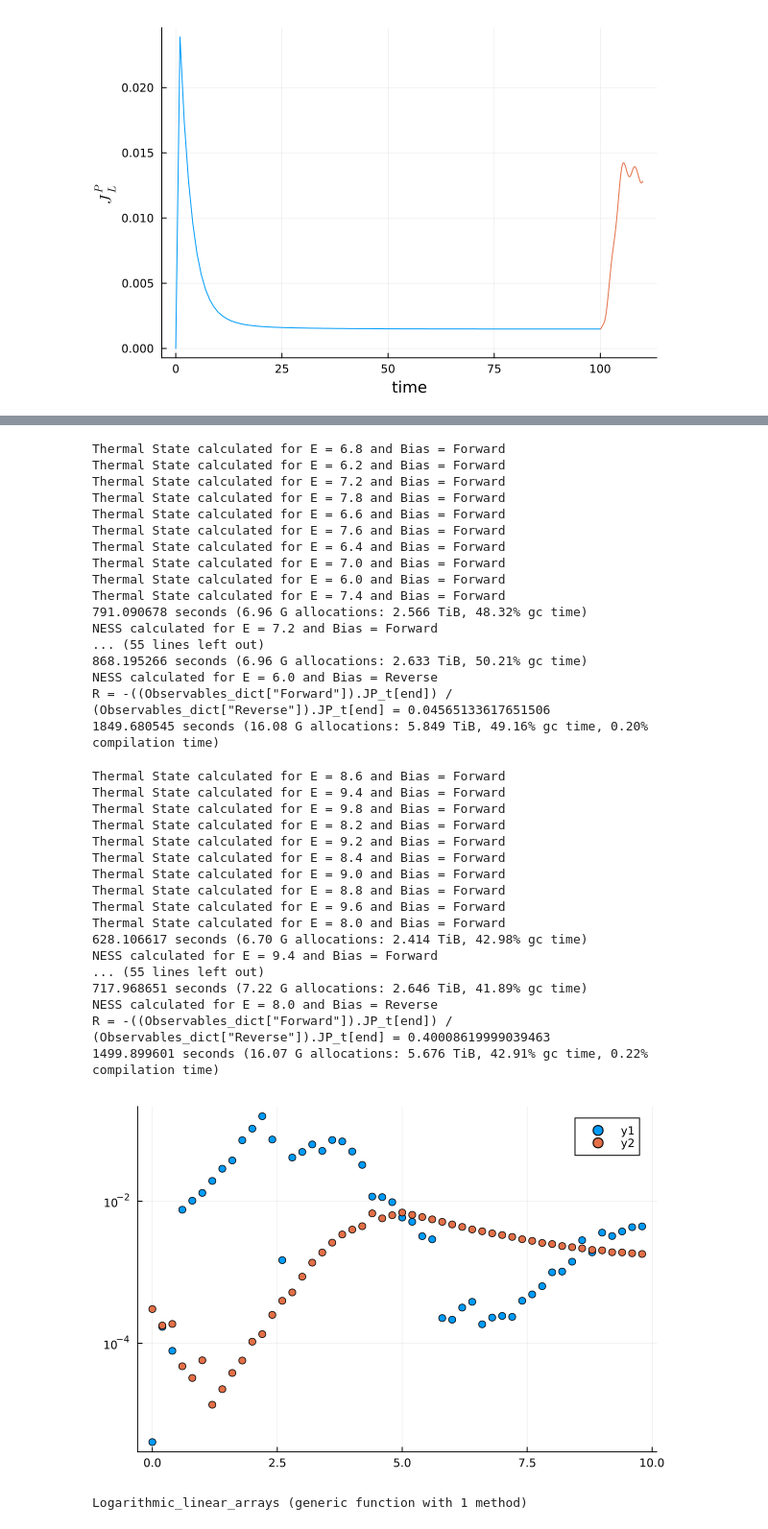
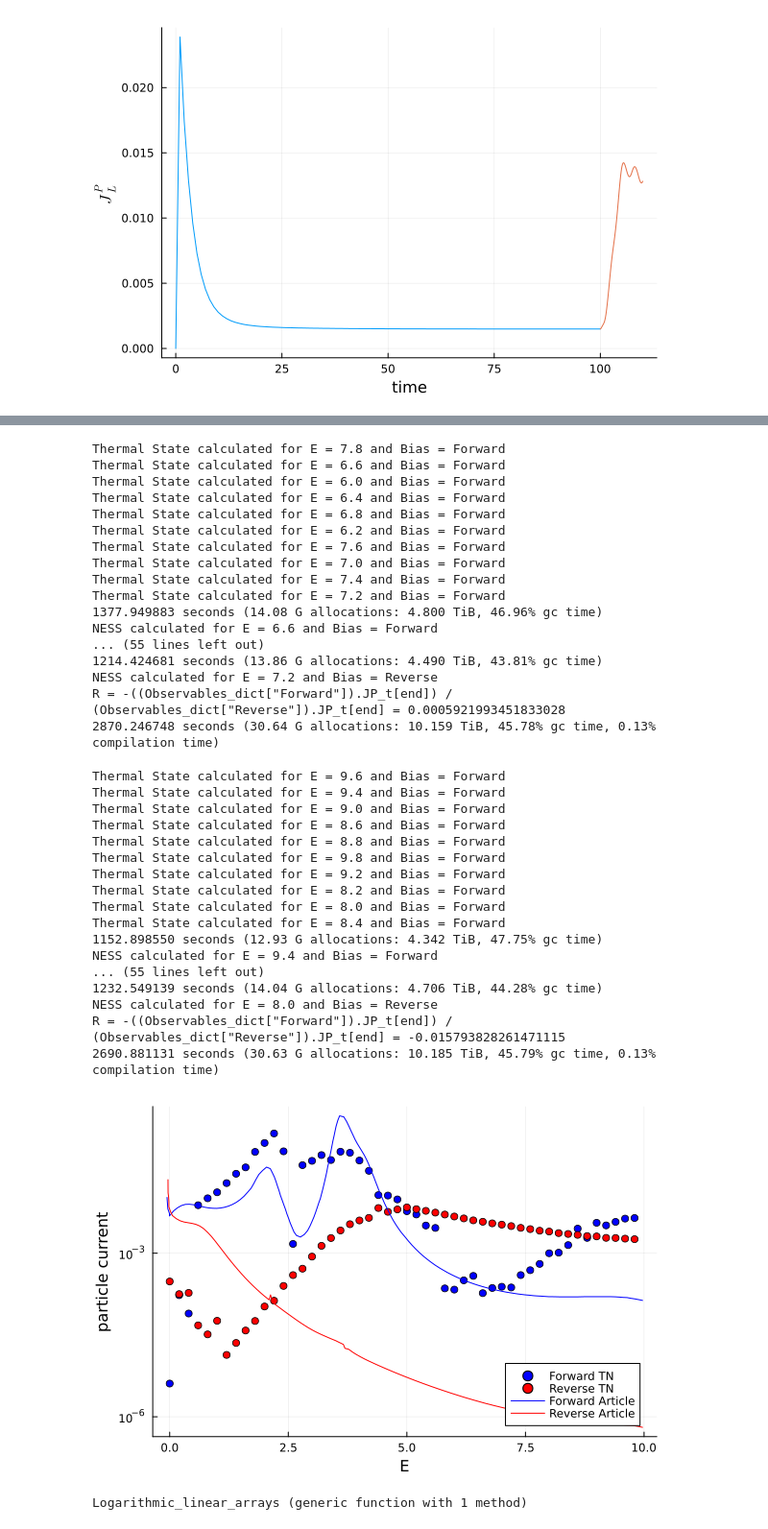
Before and after one commit to Joacop16/Heat_Rectification_in_Tilted_Systems, a Jupyter notebook: Giant Rectification Article - TN Results (Appendix).ipynb, the cells around one changed output, grey strips where cells are left out. Shown at 96% size. Saved outputs shown, nothing was run; the diff lists cells and outputs as text; code cells hidden in the pictures.

```diff
--- a/Giant Rectification Article - TN Results (Appendix).ipynb
+++ b/Giant Rectification Article - TN Results (Appendix).ipynb
@@ -541,13 +543,15 @@ E_values = LinRange(6.0, 7.8, 10)
         Params = Params_for_Measurements(Percentage_for_measurement, εk, γk, κkp, fk_L, εk, γk, κkp, fk_R, ε_array, ts, U, dt); #Empty arrays are for left lead and 0.0 are for ts, U
         Swap_Gates, TEBD_Gates = Build_Gates(sites, εk, γk, 0.0*κkp, fk_L, εk, γk, 0.0*κkp, fk_R, ε_array, ts, U, dt);
         PRINT = false
-        Thermal_state, observables = Apply_TEBD(I_vec, I_vec, Swap_Gates, TEBD_Gates, NumSteps, maxdim, 10e-12, Measurements, Params);
+        Thermal_state, observables = Apply_TEBD(I_vec, I_vec, Swap_Gates, TEBD_Gates, NumSteps, maxdim, cutoff, Measurements, Params);
         println("Thermal State calculated for E = $E_for_file and Bias = $Bias")
         # @show observables.JP_t[end]
 
         #Now we can use this as start point to find the NESS
-        NumSteps = 10000
+        dt = 0.1
+        NumSteps = 20000
         # PRINT = true
+        Params = Params_for_Measurements(Percentage_for_measurement, εk, γk, κkp, fk_L, εk, γk, κkp, fk_R, ε_array, ts, U, dt); #Empty arrays are for left lead and 0.0 are for ts, U
         Swap_Gates, TEBD_Gates = Build_Gates(sites, εk, γk, κkp, fk_L, εk, γk, κkp, fk_R, ε_array, ts, U, dt);
 
         path = "Local_Data/Appendix/E = $E_for_file Bias = $Bias"
@@ -563,23 +567,23 @@ E_values = LinRange(6.0, 7.8, 10)
 end
 end
 # %% [output]
+Thermal State calculated for E = 7.8 and Bias = Forward
+Thermal State calculated for E = 6.6 and Bias = Forward
+Thermal State calculated for E = 6.0 and Bias = Forward
+Thermal State calculated for E = 6.4 and Bias = Forward
 Thermal State calculated for E = 6.8 and Bias = Forward
 Thermal State calculated for E = 6.2 and Bias = Forward
+Thermal State calculated for E = 7.6 and Bias = Forward
+Thermal State calculated for E = 7.0 and Bias = Forward
+Thermal State calculated for E = 7.4 and Bias = Forward
 Thermal State calculated for E = 7.2 and Bias = Forward
-Thermal State calculated for E = 7.8 and Bias = Forward
-Thermal State calculated for E = 6.6 and Bias = Forward
-Thermal State calculated for E = 7.6 and Bias = Forward
-Thermal State calculated for E = 6.4 and Bias = Forward
-Thermal State calculated for E = 7.0 and Bias = Forward
-Thermal State calculated for E = 6.0 and Bias = Forward
-Thermal State calculated for E = 7.4 and Bias = Forward
-791.090678 seconds (6.96 G allocations: 2.566 TiB, 48.32% gc time)
-NESS calculated for E = 7.2 and Bias = Forward
+1377.949883 seconds (14.08 G allocations: 4.800 TiB, 46.96% gc time)
+NESS calculated for E = 6.6 and Bias = Forward
 ... (55 lines left out)
-868.195266 seconds (6.96 G allocations: 2.633 TiB, 50.21% gc time)
-NESS calculated for E = 6.0 and Bias = Reverse
-R = -((Observables_dict["Forward"]).JP_t[end]) / (Observables_dict["Reverse"]).JP_t[end] = 0.04565133617651506
-1849.680545 seconds (16.08 G allocations: 5.849 TiB, 49.16% gc time, 0.20% compilation time)
+1214.424681 seconds (13.86 G allocations: 4.490 TiB, 43.81% gc time)
+NESS calculated for E = 7.2 and Bias = Reverse
+R = -((Observables_dict["Forward"]).JP_t[end]) / (Observables_dict["Reverse"]).JP_t[end] = 0.0005921993451833028
+2870.246748 seconds (30.64 G allocations: 10.159 TiB, 45.78% gc time, 0.13% compilation time)
 # %%
 E_values = LinRange(8.0, 9.8, 10)
 
@@ -627,13 +631,15 @@ E_values = LinRange(8.0, 9.8, 10)
         Params = Params_for_Measurements(Percentage_for_measurement, εk, γk, κkp, fk_L, εk, γk, κkp, fk_R, ε_array, ts, U, dt); #Empty arrays are for left lead and 0.0 are for ts, U
         Swap_Gates, TEBD_Gates = Build_Gates(sites, εk, γk, 0.0*κkp, fk_L, εk, γk, 0.0*κkp, fk_R, ε_array, ts, U, dt);
         PRINT = false
-        Thermal_state, observables = Apply_TEBD(I_vec, I_vec, Swap_Gates, TEBD_Gates, NumSteps, maxdim, 10e-12, Measurements, Params);
+        Thermal_state, observables = Apply_TEBD(I_vec, I_vec, Swap_Gates, TEBD_Gates, NumSteps, maxdim, cutoff, Measurements, Params);
         println("Thermal State calculated for E = $E_for_file and Bias = $Bias")
         # @show observables.JP_t[end]
 
         #Now we can use this as start point to find the NESS
-        NumSteps = 10000
+        dt = 0.1
+        NumSteps = 20000
         # PRINT = true
+        Params = Params_for_Measurements(Percentage_for_measurement, εk, γk, κkp, fk_L, εk, γk, κkp, fk_R, ε_array, ts, U, dt); #Empty arrays are for left lead and 0.0 are for ts, U
         Swap_Gates, TEBD_Gates = Build_Gates(sites, εk, γk, κkp, fk_L, εk, γk, κkp, fk_R, ε_array, ts, U, dt);
 
         path = "Local_Data/Appendix/E = $E_for_file Bias = $Bias"
@@ -649,23 +655,23 @@ E_values = LinRange(8.0, 9.8, 10)
 end
 end
 # %% [output]
+Thermal State calculated for E = 9.6 and Bias = Forward
+Thermal State calculated for E = 9.4 and Bias = Forward
+Thermal State calculated for E = 9.0 and Bias = Forward
 Thermal State calculated for E = 8.6 and Bias = Forward
-Thermal State calculated for E = 9.4 and Bias = Forward
+Thermal State calculated for E = 8.8 and Bias = Forward
 Thermal State calculated for E = 9.8 and Bias = Forward
+Thermal State calculated for E = 9.2 and Bias = Forward
 Thermal State calculated for E = 8.2 and Bias = Forward
-Thermal State calculated for E = 9.2 and Bias = Forward
+Thermal State calculated for E = 8.0 and Bias = Forward
 Thermal State calculated for E = 8.4 and Bias = Forward
-Thermal State calculated for E = 9.0 and Bias = Forward
-Thermal State calculated for E = 8.8 and Bias = Forward
-Thermal State calculated for E = 9.6 and Bias = Forward
-Thermal State calculated for E = 8.0 and Bias = Forward
-628.106617 seconds (6.70 G allocations: 2.414 TiB, 42.98% gc time)
+1152.898550 seconds (12.93 G allocations: 4.342 TiB, 47.75% gc time)
 NESS calculated for E = 9.4 and Bias = Forward
 ... (55 lines left out)
-717.968651 seconds (7.22 G allocations: 2.646 TiB, 41.89% gc time)
+1232.549139 seconds (14.04 G allocations: 4.706 TiB, 44.28% gc time)
 NESS calculated for E = 8.0 and Bias = Reverse
-R = -((Observables_dict["Forward"]).JP_t[end]) / (Observables_dict["Reverse"]).JP_t[end] = 0.40008619999039463
-1499.899601 seconds (16.07 G allocations: 5.676 TiB, 42.91% gc time, 0.22% compilation time)
+R = -((Observables_dict["Forward"]).JP_t[end]) / (Observables_dict["Reverse"]).JP_t[end] = -0.015793828261471115
+2690.881131 seconds (30.63 G allocations: 10.185 TiB, 45.79% gc time, 0.13% compilation time)
 # %%
 R = -Observables_dict["Forward"].JP_t[end]/Observables_dict["Reverse"].JP_t[end]
 # %%
@@ -692,10 +702,20 @@ for E = E_values
     append!(JP_R_values, JP_R[end]/J0)
 end
 # %%
-scatter(E_values, JP_F_values)
-scatter!(E_values, abs.(JP_R_values), yscale = :log10)
+scatter(E_values, JP_F_values, label = "Forward TN", color = "blue")
+scatter!(E_values, abs.(JP_R_values), yscale = :log10, label = "Reverse TN", color = "red")
+# xlims!(0, 5)
+
+JPF_article = readdlm("Local_Data/Appendix/Article_JForward.txt", ',')
+JPR_article = readdlm("Local_Data/Appendix/Article_JReverse.txt", ',')
+
+plot!(JPF_article[:,1], JPF_article[:, 2], yscale = :log10, label = "Forward Article", color = "blue")
+plot!(JPR_article[:,1], JPR_article[:, 2], yscale = :log10, label = "Reverse Article", legend=:bottomright, color = "red")
+
+ylabel!("particle current")
+xlabel!("E")
 # %% [output]
-[figure, old version]
+[figure, new version]
 # %%
 function Logarithmic_linear_arrays(L, J)
     #L: lead size
```
Also changed, not shown: parts of 12 cells of this notebook, 4 other files.
